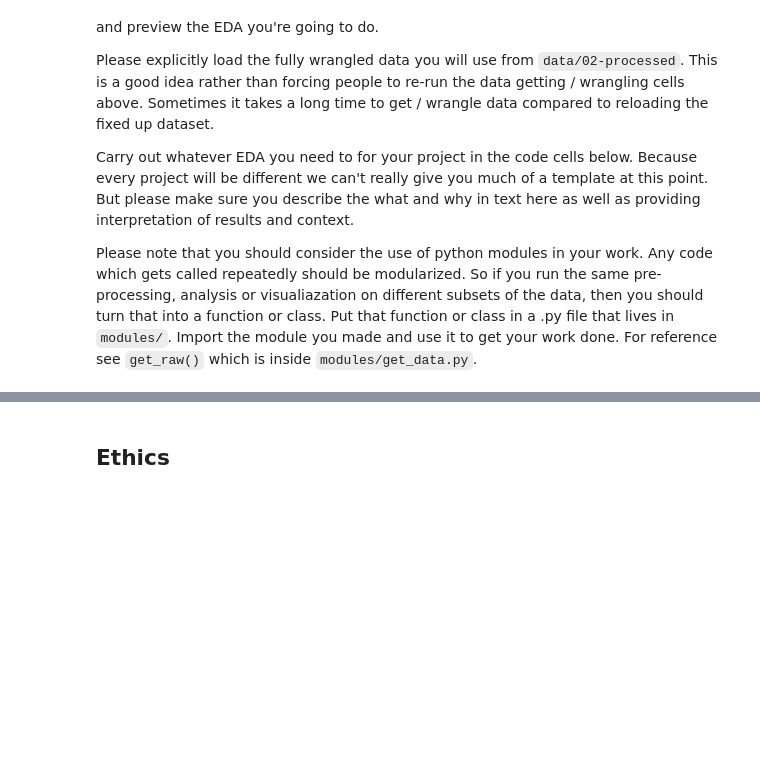
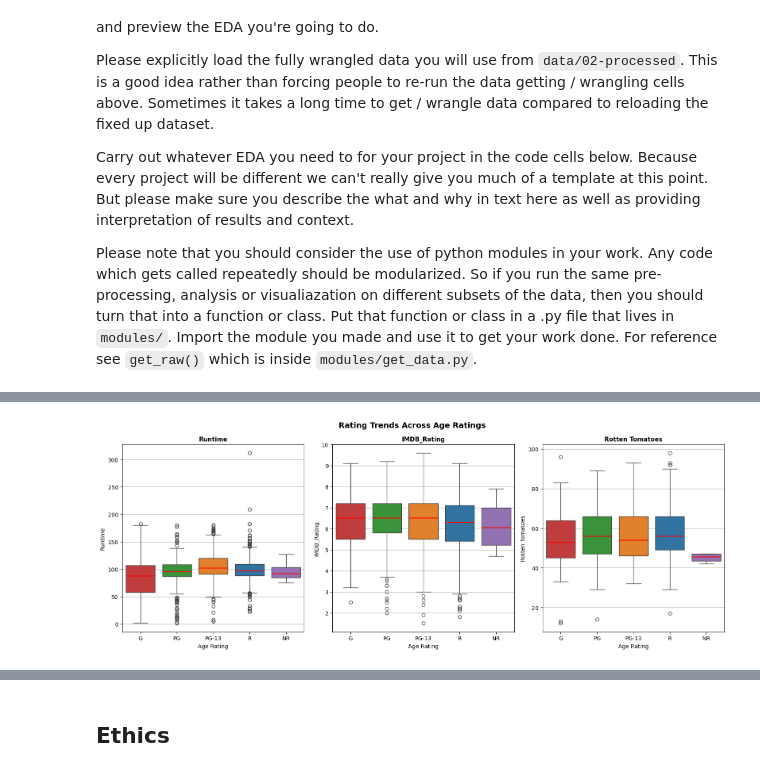
Before and after one commit to Sunisa-Yuki/movie-ratings-analysis, a Jupyter notebook: 02-EDACheckpoint.ipynb, the cells around one changed output, grey strips where cells are left out. Saved outputs shown, nothing was run; the diff lists cells and outputs as text; code cells hidden in the pictures; blank space fills up the shorter version.

Commit message:
Add Section 3 EDA boxplots and interpretation

```diff
--- a/02-EDACheckpoint.ipynb
+++ b/02-EDACheckpoint.ipynb
@@ -421,0 +424,21 @@ Some more words and stuff.  Remember notebooks work best if you interleave the c
+# %%
+import seaborn as sns
+
+order = ['G', 'PG', 'PG-13', 'R', 'NR']
+df_age = df[df['Age_Rating'].isin(order)]
+
+fig, axes = plt.subplots(1, 3, figsize=(16, 6))
+fig.suptitle('Rating Trends Across Age Ratings', fontsize=14, fontweight='bold')
+
+for ax, col in zip(axes, ['Runtime', 'IMDB_Rating', 'Rotten Tomatoes']):
+    sns.boxplot(data=df_age, x='Age_Rating', y=col, order=order, ax=ax,
+                hue='Age_Rating', legend=False,
+                medianprops=dict(color='red', linewidth=1.5))
+    ax.set_title(col, fontsize=11, fontweight='bold')
+    ax.set_xlabel('Age Rating')
+    ax.grid(axis='y')
+
+plt.tight_layout()
+plt.show()
+# %% [output]
+[figure, added]
```
Also changed, not shown: parts of 8 cells of this notebook, 2 other files.
